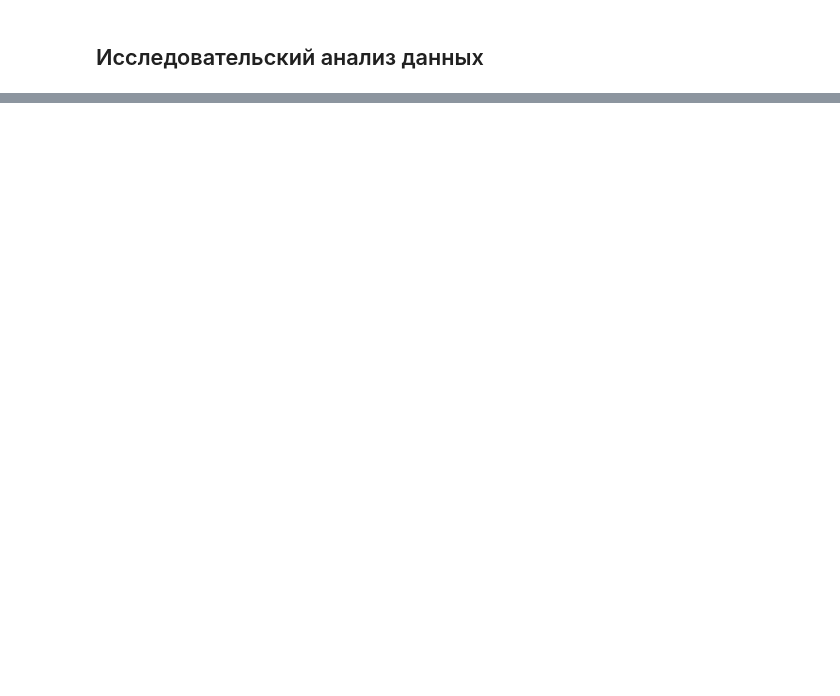
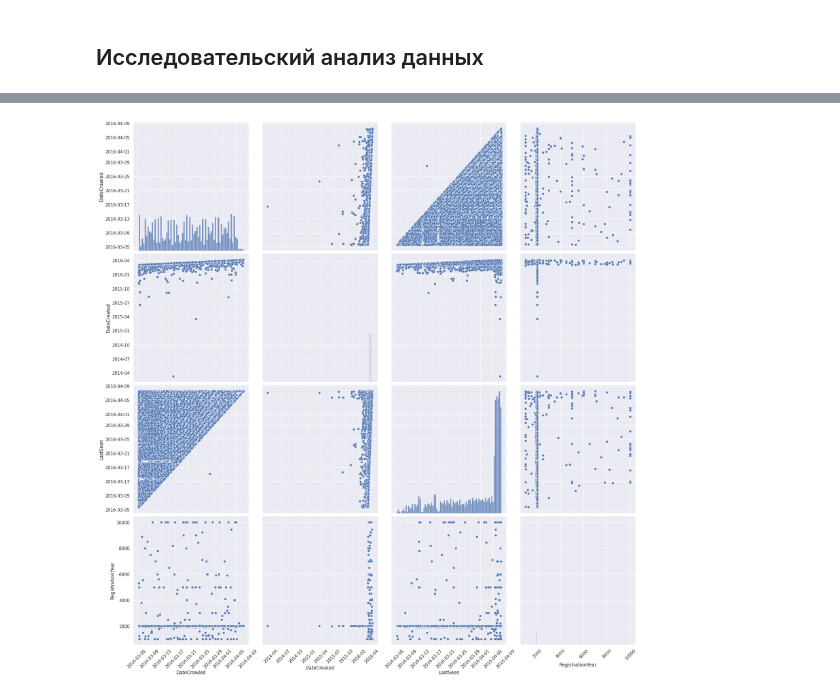
Before and after one commit to theotheo46/yap, a Jupyter notebook: notebooks/cars.ipynb, the cells around one changed output, grey strips where cells are left out. Saved outputs shown, nothing was run; the diff lists cells and outputs as text; code cells hidden in the pictures; blank space fills up the shorter version.

```diff
--- a/notebooks/cars.ipynb
+++ b/notebooks/cars.ipynb
@@ -244,0 +540,11 @@ memory usage: 40.6 MB
+# %%
+#df_cars.loc[:,['DateCrawled', 'DateCreated', 'LastSeen']]
+
+date_col_list = ['DateCrawled', 'DateCreated', 'LastSeen', 'RegistrationYear']
+
+g = sns.pairplot(data = df_cars, vars = date_col_list, height=5)
+
+for ax in g.axes.flat:
+    ax.tick_params("x", labelrotation=45)
+# %% [output]
+[figure, added]
```
Also changed, not shown: parts of 16 cells of this notebook.
